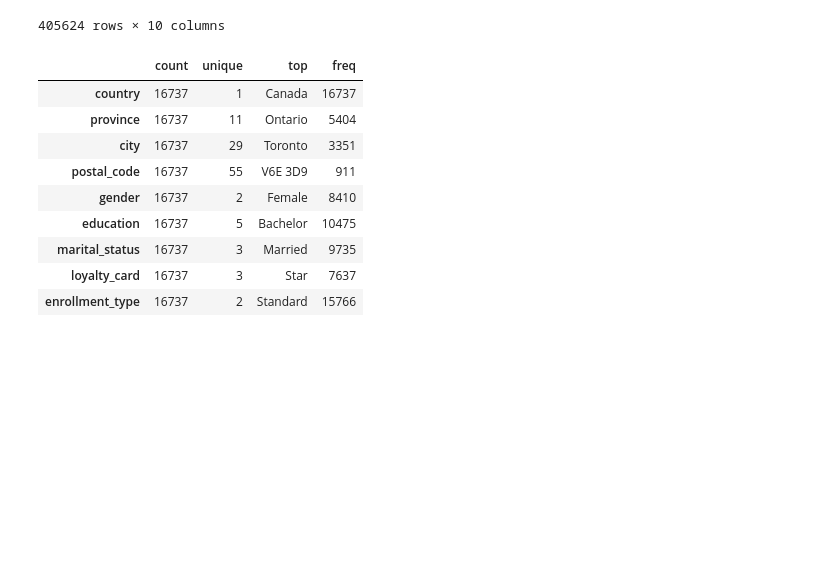
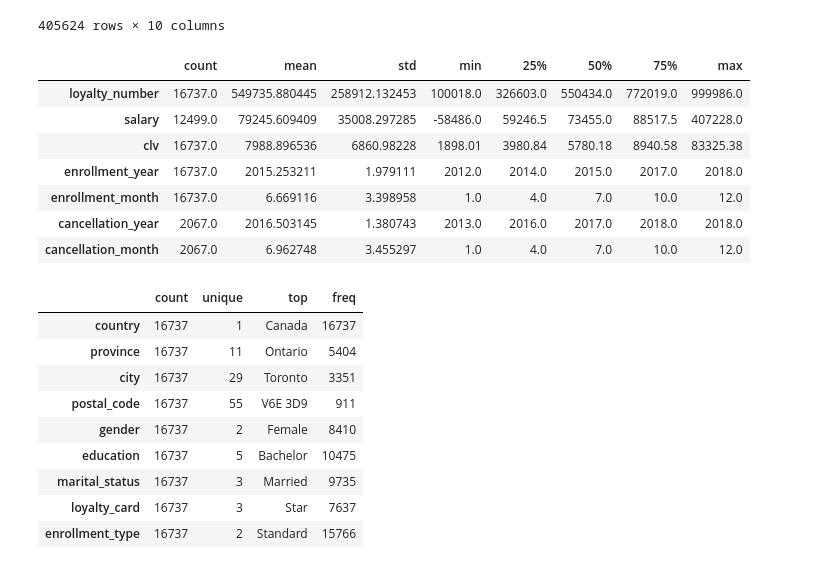
Before and after one commit to Adalab/bda-modulo-3-evaluacion-final-sanchocotanda, a Jupyter notebook: ejercicio_fase_1.ipynb, the cells around one changed output. Saved outputs shown, nothing was run; the diff lists cells and outputs as text; code cells hidden in the pictures; blank space fills up the shorter version.

```diff
--- a/ejercicio_fase_1.ipynb
+++ b/ejercicio_fase_1.ipynb
@@ -309,6 +324,20 @@ df_activity
 | 405622 | 999982 | 2018 | 12 | 0 | 0 | 0 | 0 | ... |
 | 405623 | 999986 | 2018 | 12 | 0 | 0 | 0 | 0 | ... |
 405624 rows × 10 columns
+# %%
+# history
+# numericas
+
+df_history.describe(include= "number").T
+# %% [output]
+|  | count | mean | std | min | 25% | 50% | 75% | max |
+| loyalty_number | 16737.0 | 549735.880445 | 258912.132453 | 100018.0 | 326603.0 | 550434.0 | 772019.0 | 999986.0 |
+| salary | 12499.0 | 79245.609409 | 35008.297285 | -58486.0 | 59246.5 | 73455.0 | 88517.5 | 407228.0 |
+| clv | 16737.0 | 7988.896536 | 6860.98228 | 1898.01 | 3980.84 | 5780.18 | 8940.58 | 83325.38 |
+| enrollment_year | 16737.0 | 2015.253211 | 1.979111 | 2012.0 | 2014.0 | 2015.0 | 2017.0 | 2018.0 |
+| enrollment_month | 16737.0 | 6.669116 | 3.398958 | 1.0 | 4.0 | 7.0 | 10.0 | 12.0 |
+| cancellation_year | 2067.0 | 2016.503145 | 1.380743 | 2013.0 | 2016.0 | 2017.0 | 2018.0 | 2018.0 |
+| cancellation_month | 2067.0 | 6.962748 | 3.455297 | 1.0 | 4.0 | 7.0 | 10.0 | 12.0 |
 # %%
 # history
 # categoricas
```
Also changed, not shown: parts of 21 cells of this notebook, 3 other files.
